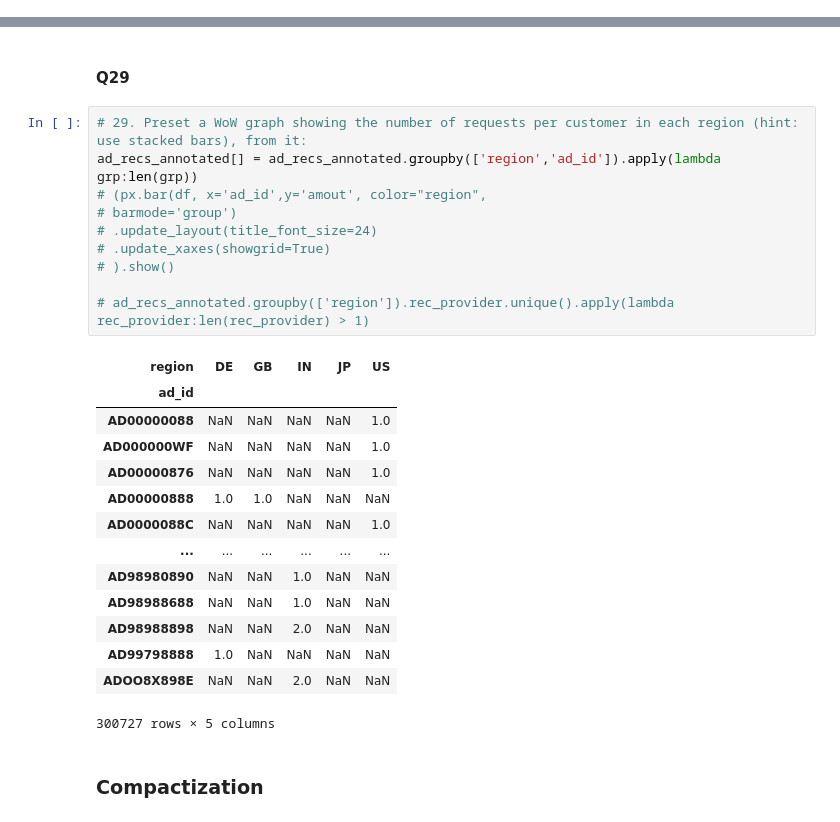
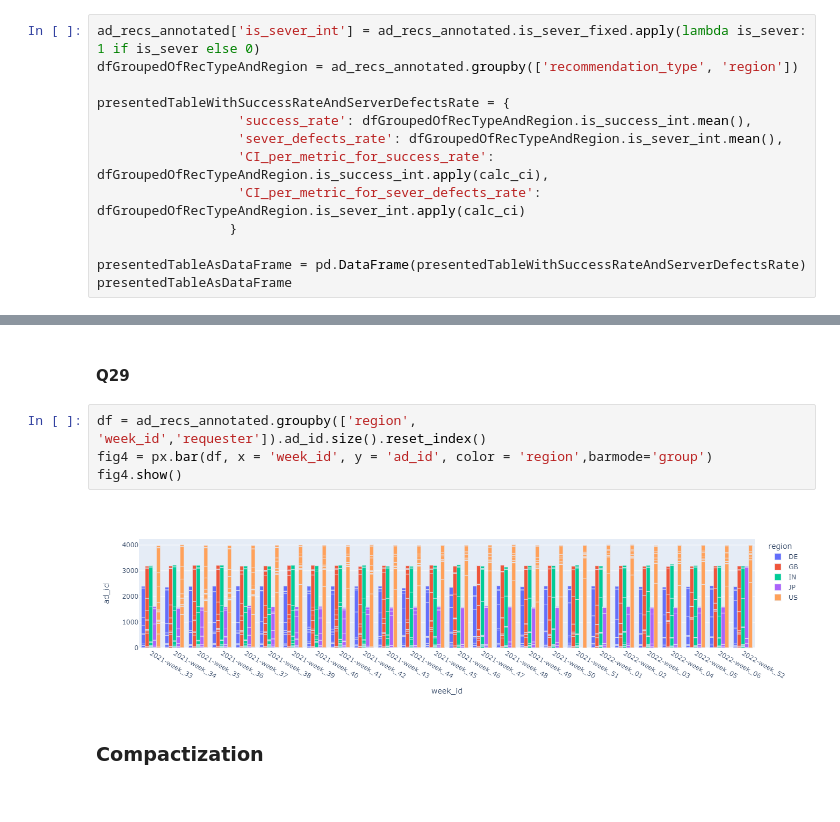
Before and after one commit to binyamin9913/Python-ML--Pandas, a Jupyter notebook: Exercise 2 - Sulotion.ipynb, the cells around one changed output, grey strips where cells are left out. Cells and saved outputs as stored; diff of their text form.

```diff
--- a/Exercise 2 - Sulotion.ipynb
+++ b/Exercise 2 - Sulotion.ipynb
@@ -702,0 +680,13 @@ presentedTableAsDataFrame.head(5)
+# %%
+ad_recs_annotated['is_sever_int'] = ad_recs_annotated.is_sever_fixed.apply(lambda is_sever: 1 if is_sever else 0)
+dfGroupedOfRecTypeAndRegion = ad_recs_annotated.groupby(['recommendation_type', 'region'])
+
+presentedTableWithSuccessRateAndServerDefectsRate = {
+                  'success_rate': dfGroupedOfRecTypeAndRegion.is_success_int.mean(),
+                  'sever_defects_rate': dfGroupedOfRecTypeAndRegion.is_sever_int.mean(),
+                  'CI_per_metric_for_success_rate': dfGroupedOfRecTypeAndRegion.is_success_int.apply(calc_ci),
+                  'CI_per_metric_for_sever_defects_rate': dfGroupedOfRecTypeAndRegion.is_sever_int.apply(calc_ci)
+                 }
+
+presentedTableAsDataFrame = pd.DataFrame(presentedTableWithSuccessRateAndServerDefectsRate)
+presentedTableAsDataFrame
@@ -727,31 +743,12 @@ Search Million Culture    70331
 Name: requester, dtype: int64
 # %% [markdown]
 #### Q29
-# %%
-# 29. Preset a WoW graph showing the number of requests per customer in each region (hint: use stacked bars), from it:
-ad_recs_annotated[] = ad_recs_annotated.groupby(['region','ad_id']).apply(lambda grp:len(grp))
-# (px.bar(df, x='ad_id',y='amout', color="region",
-# barmode='group')
-# .update_layout(title_font_size=24)
-# .update_xaxes(showgrid=True)
-# ).show()
-
-# ad_recs_annotated.groupby(['region']).rec_provider.unique().apply(lambda rec_provider:len(rec_provider) > 1)
-# %% [output]
-| region | DE | GB | IN | JP | US |
-| ad_id |  |  |  |  |  |
-| AD00000088 | NaN | NaN | NaN | NaN | 1.0 |
-| AD000000WF | NaN | NaN | NaN | NaN | 1.0 |
-| AD00000876 | NaN | NaN | NaN | NaN | 1.0 |
-| AD00000888 | 1.0 | 1.0 | NaN | NaN | NaN |
-| AD0000088C | NaN | NaN | NaN | NaN | 1.0 |
-| ... | ... | ... | ... | ... | ... |
-| AD98980890 | NaN | NaN | 1.0 | NaN | NaN |
-| AD98988688 | NaN | NaN | 1.0 | NaN | NaN |
-| AD98988898 | NaN | NaN | 2.0 | NaN | NaN |
-| AD99798888 | 1.0 | NaN | NaN | NaN | NaN |
-| ADOO8X898E | NaN | NaN | 2.0 | NaN | NaN |
-300727 rows × 5 columns
+# %%
+df = ad_recs_annotated.groupby(['region', 'week_id','requester']).ad_id.size().reset_index()
+fig4 = px.bar(df, x = 'week_id', y = 'ad_id', color = 'region',barmode='group')
+fig4.show()
+# %% [output]
+[figure, added]
 # %% [markdown]
 ### Compactization
 # %% [markdown]
```
Also changed, not shown: parts of 16 cells of this notebook.
